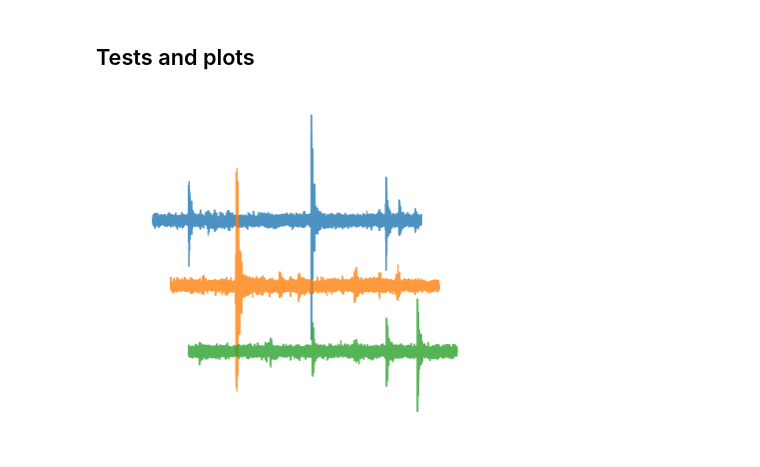
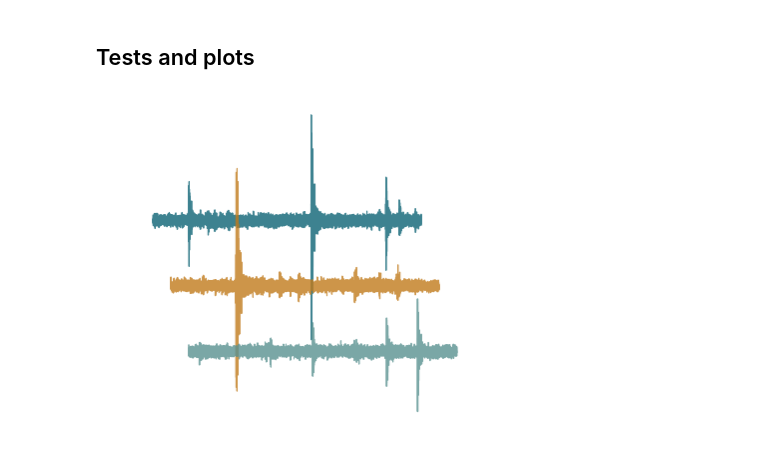
Before and after one commit to AndreaAmico/kaggle, a Jupyter notebook: LANL/notebooks/create_training_set.ipynb, the cells around one changed output. Cells and saved outputs as stored; diff of their text form; code cells hidden in the pictures.

```diff
--- a/LANL/notebooks/create_training_set.ipynb
+++ b/LANL/notebooks/create_training_set.ipynb
@@ -173,11 +170,11 @@ X_dev = X_dev.reshape(X_dev.shape[0], -1, 1)
 # %%
 xx = np.arange(X_dev[5,:15000].shape[0])
 
 fig, ax = plt.subplots(1, figsize=(6, 6))
-ax.plot(xx, X_dev[5,:15000]+50, alpha=0.8)
-ax.plot(xx+1000, X_dev[5,15000:30000], alpha=0.8)
-ax.plot(xx+2000, X_dev[5,30000:45000]-50, alpha=0.8)
+ax.plot(xx, X_dev[5,:15000]+50, alpha=0.8, color='#0c6374')
+ax.plot(xx+1000, X_dev[5,15000:30000], alpha=0.8, color='#c07a1b')
+ax.plot(xx+2000, X_dev[5,30000:45000]-50, alpha=0.8, color='#599190')
 plt.axis('off')
 fig.savefig(f'{ROOT_PATH}\plots\signal.png', bbox_inches='tight', dpi=300)
 # %% [output]
-[figure, old version]
+[figure, new version]
```
Also changed, not shown: parts of 1 cell of this notebook, 12 other files.
